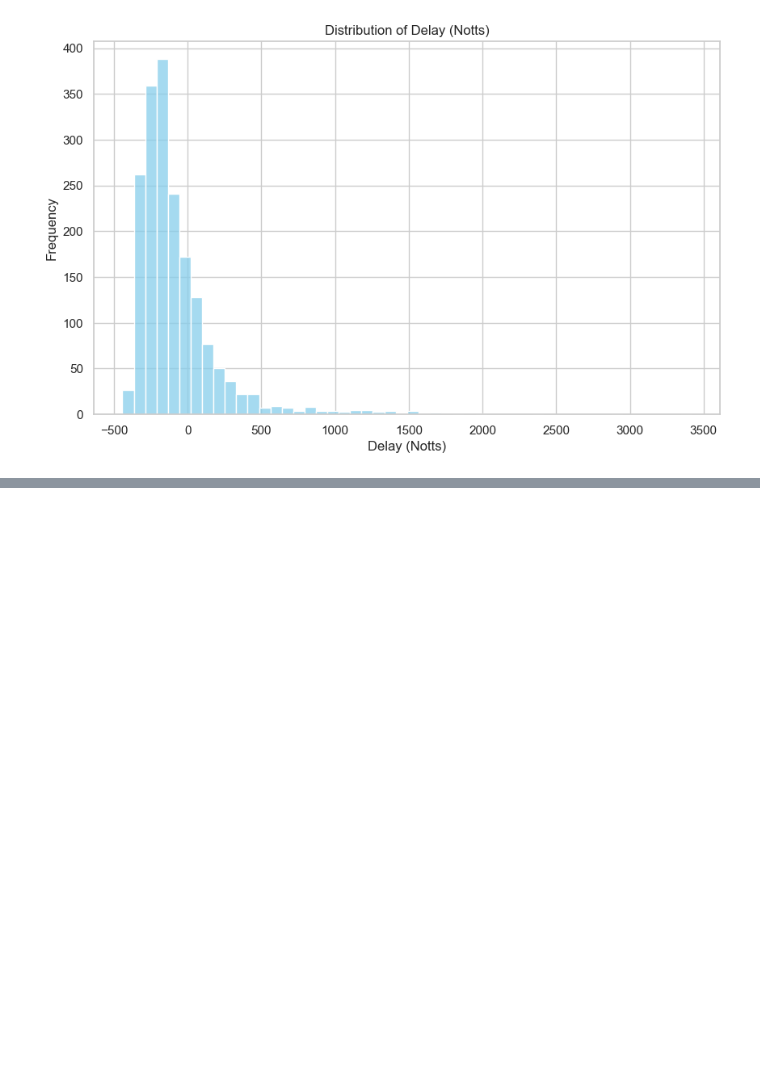
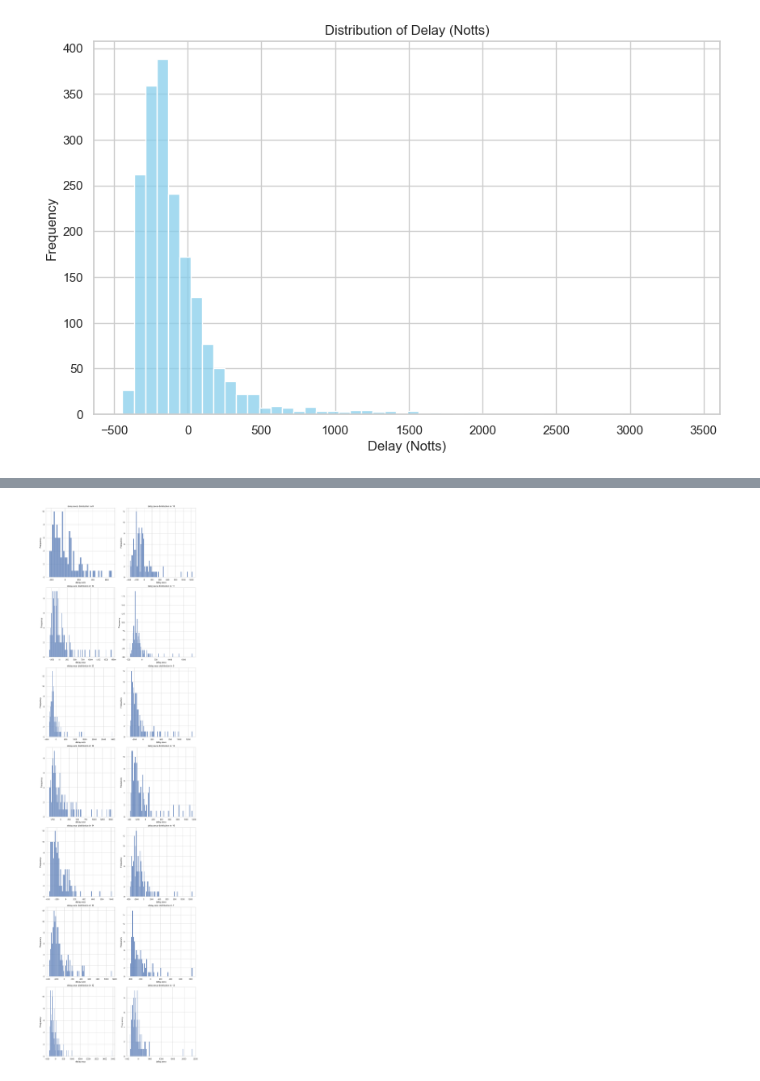
Before and after one commit to Leeuwenhook/SML_train, a Jupyter notebook: try.ipynb, the cells around one changed output, grey strips where cells are left out. Cells and saved outputs as stored; diff of their text form; code cells hidden in the pictures; blank space fills up the shorter version.

```diff
--- a/try.ipynb
+++ b/try.ipynb
@@ -890,3 +910,7 @@ This will become an error in seaborn v0.14.0; please update your code.
+# %%
+plot_histograms_by_group(trainmatrix2,'Hour','delay.secs')
+# %% [output]
+[figure, added]
 # %%
 print(trainmatrix2.columns)
 selected_columns = ['LEEDS_dep_delay', 'WKFLDKG_dep_delay', 'WKFLDKG_stay',
```
Also changed, not shown: parts of 2 cells of this notebook.
